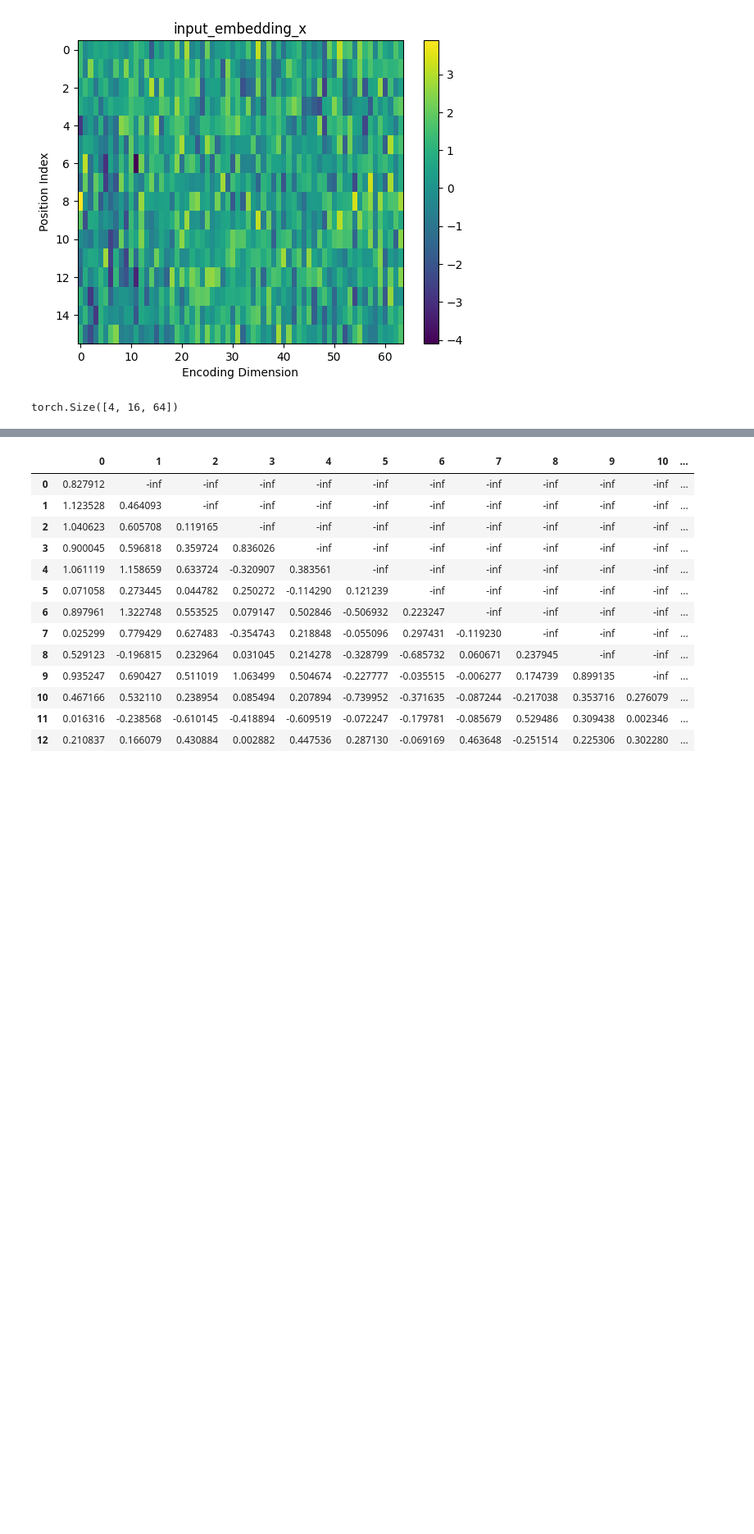
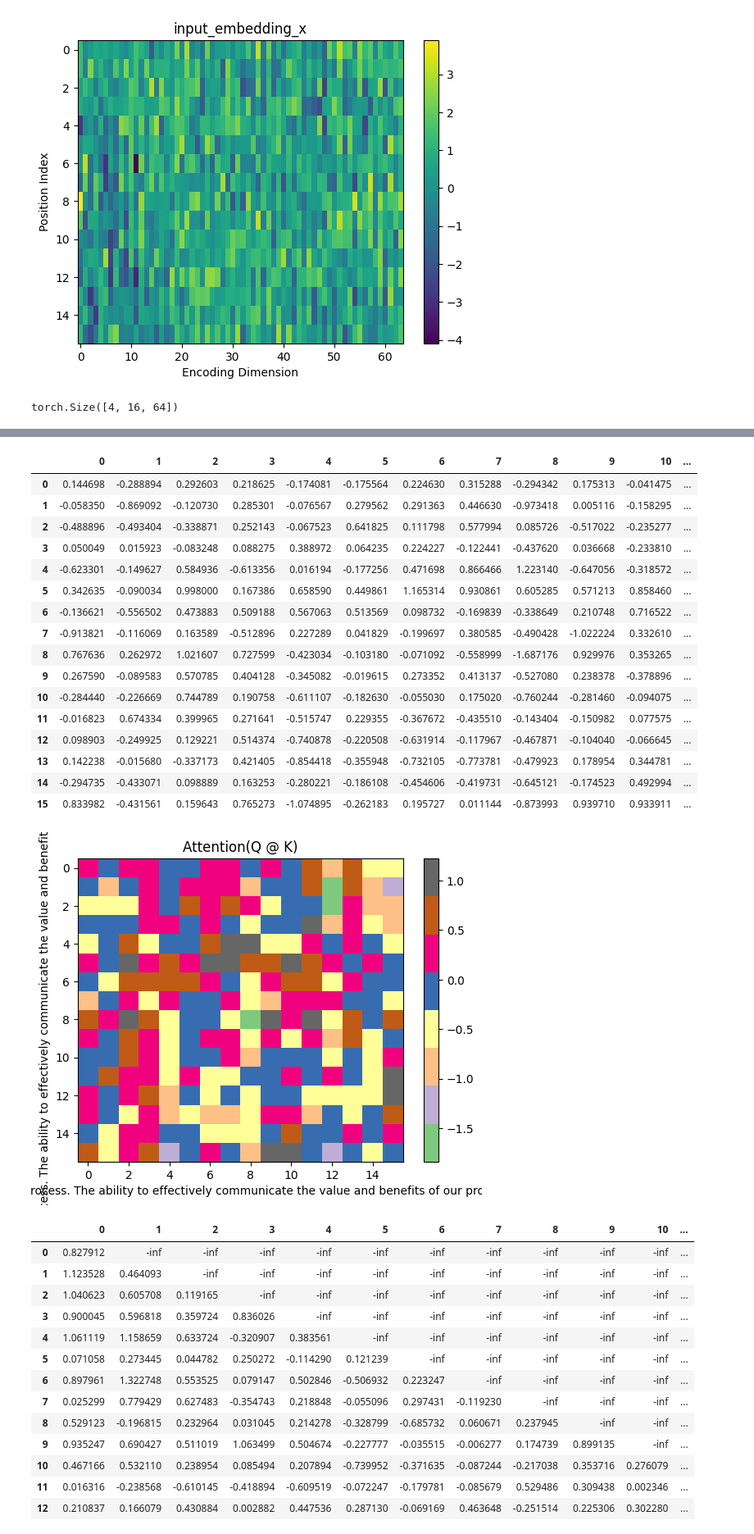
Before and after one commit to chenxiwh/Transformer-from-scratch, a Jupyter notebook: step-by-step.ipynb, the cells around one changed output, grey strips where cells are left out. Shown at 82% size. Drawn from its saved outputs; the diff is of its cells as text; code cells hidden in the pictures; blank space fills up the shorter version.

```diff
--- a/step-by-step.ipynb
+++ b/step-by-step.ipynb
@@ -319,3 +322,9 @@ torch.Size([4, 16, 4, 16])
 Q = Q.transpose(1, 2) # [4, 4, 16, 16]
 K = K.transpose(1, 2) # [4, 4, 16, 16]
 V = V.transpose(1, 2) # [4, 4, 16, 16]
+
+Q_B1_H1 = Q[0,0,:,:]
+K_B1_H1 = K[0,0,:,:]
+
+print(pd.DataFrame(Q_B1.detach().cpu().numpy()))
+print(pd.DataFrame(Q_B1_H1.detach().cpu().numpy()))
@@ -352,3 +379,33 @@ pd.DataFrame(attention_score[0][0].detach().cpu().numpy())
+# %%
+# Calculate the attention score
+attention_score_h1 = torch.matmul(Q_B1_H1, K_B1_H1.T) / math.sqrt(d_model // num_heads) # [4, 4, 16, 16]
+
+# Illustration only
+plt.imshow(attention_score_h1.detach().cpu().numpy(), "Accent", aspect="auto")
+plt.title("Attention(Q @ K)") #plot attention in the first head of the first batch
+plt.xlabel(encoding.decode(x_batch[0].tolist()))
+plt.ylabel(encoding.decode(x_batch[0].tolist()))
+plt.colorbar()
+pd.DataFrame(attention_score_h1.detach().cpu().numpy())
+# %% [output]
+|  | 0 | 1 | 2 | 3 | 4 | 5 | 6 | 7 | 8 | 9 | 10 | ... |
+| 0 | 0.144698 | -0.288894 | 0.292603 | 0.218625 | -0.174081 | -0.175564 | 0.224630 | 0.315288 | -0.294342 | 0.175313 | -0.041475 | ... |
+| 1 | -0.058350 | -0.869092 | -0.120730 | 0.285301 | -0.076567 | 0.279562 | 0.291363 | 0.446630 | -0.973418 | 0.005116 | -0.158295 | ... |
+| 2 | -0.488896 | -0.493404 | -0.338871 | 0.252143 | -0.067523 | 0.641825 | 0.111798 | 0.577994 | 0.085726 | -0.517022 | -0.235277 | ... |
+| 3 | 0.050049 | 0.015923 | -0.083248 | 0.088275 | 0.388972 | 0.064235 | 0.224227 | -0.122441 | -0.437620 | 0.036668 | -0.233810 | ... |
+| 4 | -0.623301 | -0.149627 | 0.584936 | -0.613356 | 0.016194 | -0.177256 | 0.471698 | 0.866466 | 1.223140 | -0.647056 | -0.318572 | ... |
+| 5 | 0.342635 | -0.090034 | 0.998000 | 0.167386 | 0.658590 | 0.449861 | 1.165314 | 0.930861 | 0.605285 | 0.571213 | 0.858460 | ... |
+| 6 | -0.136621 | -0.556502 | 0.473883 | 0.509188 | 0.567063 | 0.513569 | 0.098732 | -0.169839 | -0.338649 | 0.210748 | 0.716522 | ... |
+| 7 | -0.913821 | -0.116069 | 0.163589 | -0.512896 | 0.227289 | 0.041829 | -0.199697 | 0.380585 | -0.490428 | -1.022224 | 0.332610 | ... |
+| 8 | 0.767636 | 0.262972 | 1.021607 | 0.727599 | -0.423034 | -0.103180 | -0.071092 | -0.558999 | -1.687176 | 0.929976 | 0.353265 | ... |
+| 9 | 0.267590 | -0.089583 | 0.570785 | 0.404128 | -0.345082 | -0.019615 | 0.273352 | 0.413137 | -0.527080 | 0.238378 | -0.378896 | ... |
+| 10 | -0.284440 | -0.226669 | 0.744789 | 0.190758 | -0.611107 | -0.182630 | -0.055030 | 0.175020 | -0.760244 | -0.281460 | -0.094075 | ... |
+| 11 | -0.016823 | 0.674334 | 0.399965 | 0.271641 | -0.515747 | 0.229355 | -0.367672 | -0.435510 | -0.143404 | -0.150982 | 0.077575 | ... |
+| 12 | 0.098903 | -0.249925 | 0.129221 | 0.514374 | -0.740878 | -0.220508 | -0.631914 | -0.117967 | -0.467871 | -0.104040 | -0.066645 | ... |
+| 13 | 0.142238 | -0.015680 | -0.337173 | 0.421405 | -0.854418 | -0.355948 | -0.732105 | -0.773781 | -0.479923 | 0.178954 | 0.344781 | ... |
+| 14 | -0.294735 | -0.433071 | 0.098889 | 0.163253 | -0.280221 | -0.186108 | -0.454606 | -0.419731 | -0.645121 | -0.174523 | 0.492994 | ... |
+| 15 | 0.833982 | -0.431561 | 0.159643 | 0.765273 | -1.074895 | -0.262183 | 0.195727 | 0.011144 | -0.873993 | 0.939710 | 0.933911 | ... |
+[figure, added]
 # %%
 # Apply Mask to attention scores
 attention_score = attention_score.masked_fill(torch.triu(torch.ones(attention_score.shape[-2:]), diagonal=1).bool(), float('-inf'))#[4, 4, 16, 16] [batch_size, num_heads, context_length, context_length]
```
Also changed, not shown: parts of 4 cells of this notebook.
